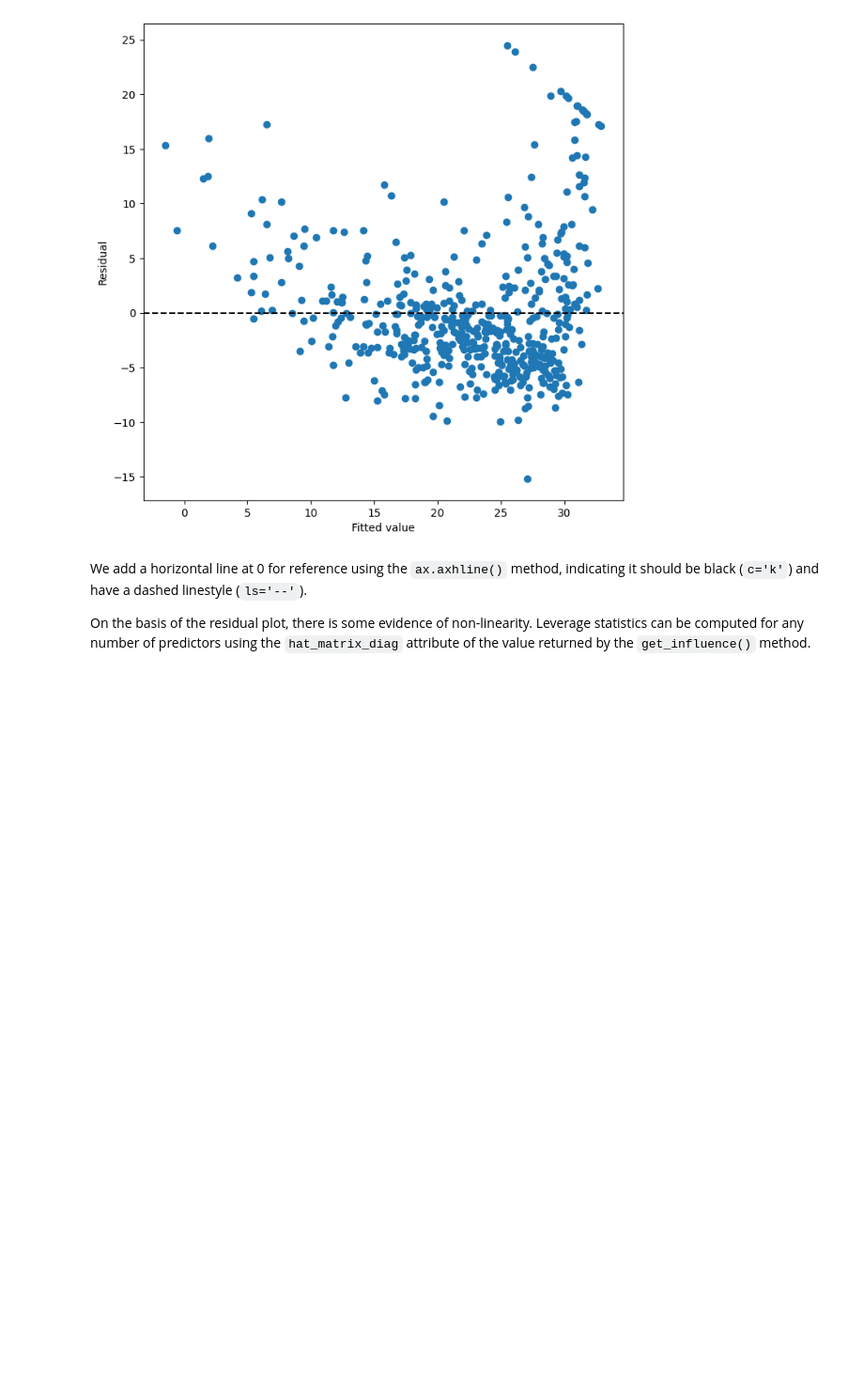
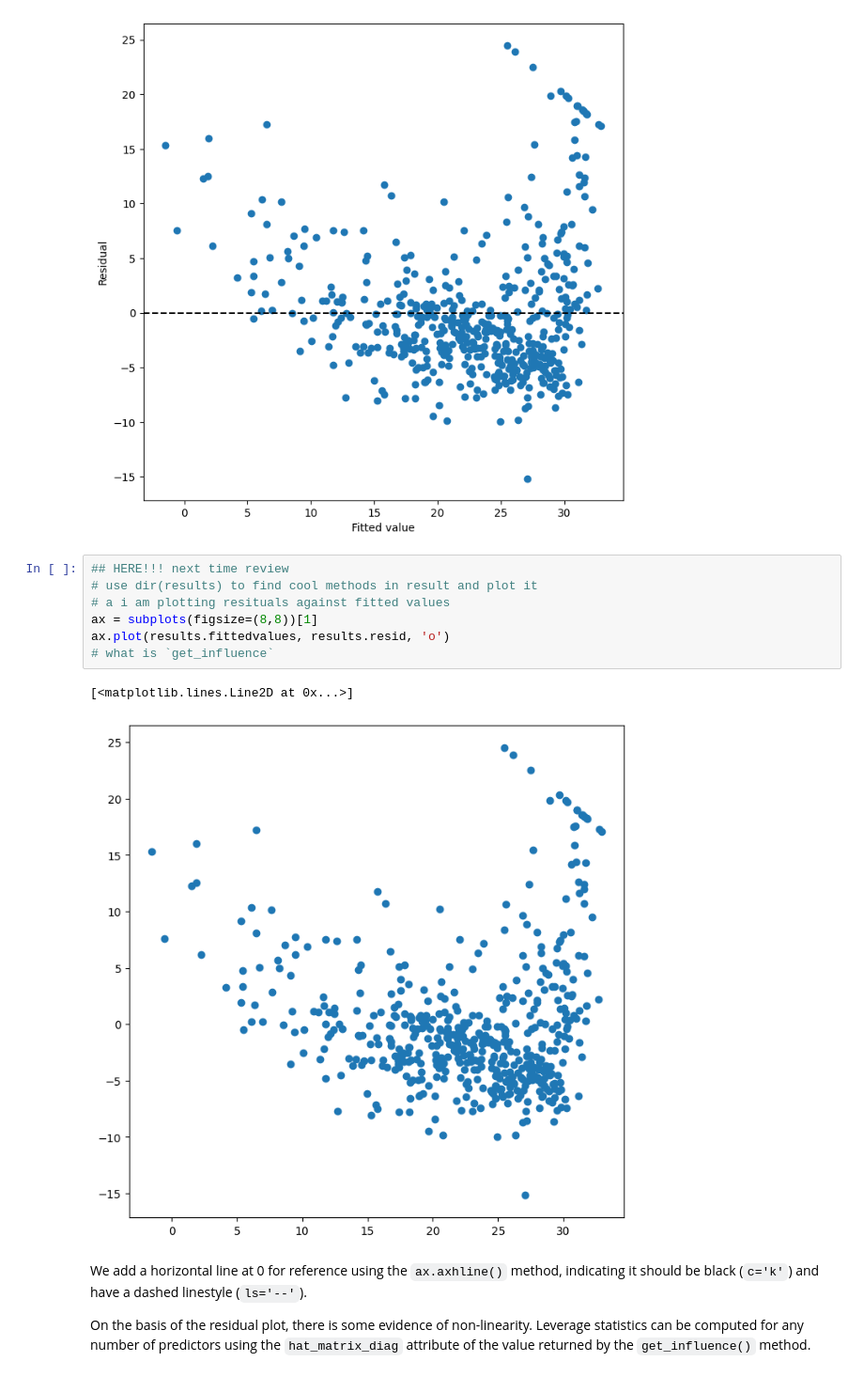
Before and after one commit to aminehd/ISLP_labs_amineh, a Jupyter notebook: Ch03-linreg-lab.ipynb, the cells around one changed output. Shown at 94% size. Drawn from its saved outputs; the diff is of its cells as text; blank space fills up the shorter version.

Commit message:
Practice: plot resids vs fittedvalues

```diff
--- a/Ch03-linreg-lab.ipynb
+++ b/Ch03-linreg-lab.ipynb
@@ -458,6 +495,16 @@ ax.set_ylabel('Residual')
 ax.axhline(0, c='k', ls='--');
 # %% [output]
 [figure]
+# %%
+## HERE!!! next time review
+# use dir(results) to find cool methods in result and plot it
+# a i am plotting resituals against fitted values
+ax = subplots(figsize=(8,8))[1]
+ax.plot(results.fittedvalues, results.resid, 'o')
+# what is `get_influence`
+# %% [output]
+[<matplotlib.lines.Line2D at 0x...>]
+[figure, added]
 # %% [markdown]
  We add a horizontal line at 0 for reference using the
  `ax.axhline()`   method, indicating
```
Also changed, not shown: parts of 4 cells of this notebook.
